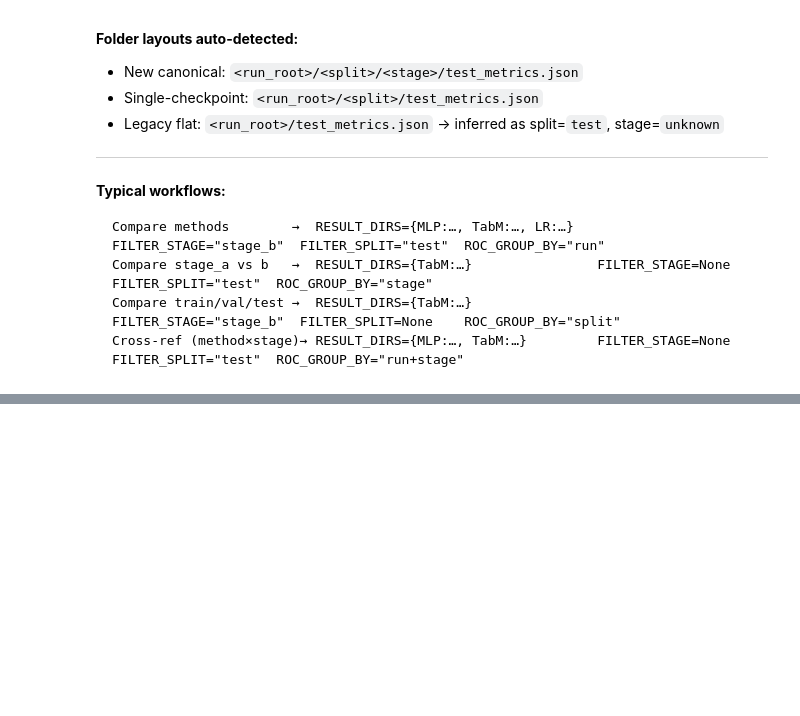
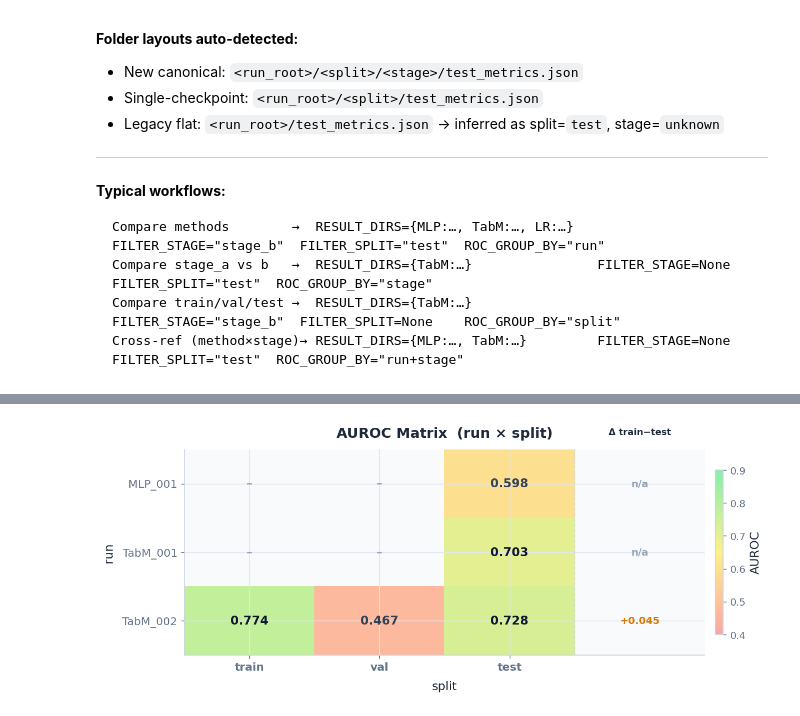
Before and after one commit to MIAGroupUT/TabPredict, a Jupyter notebook: eval/compare_results.ipynb, the cells around one changed output, grey strips where cells are left out. Saved outputs shown, nothing was run; the diff lists cells and outputs as text; code cells hidden in the pictures; blank space fills up the shorter version.

```diff
--- a/eval/compare_results.ipynb
+++ b/eval/compare_results.ipynb
@@ -550,0 +729,90 @@ plot_roc(preds_all_splits, group_by="split",
+# %%
+def plot_auc_matrix(df, row_key="run", col_key="split"):
+    """Heatmap: rows = run, columns = split, cells = AUROC.
+    Δ train−test drawn as an extra text column inside the same axes.
+    """
+    if df.empty or "auc" not in df.columns:
+        print("No data.")
+        return
+
+    pivot = df.pivot_table(index=row_key, columns=col_key, values="auc", aggfunc="mean")
+    if pivot.empty:
+        print(f"Cannot pivot on {row_key} × {col_key} — check FILTER_STAGE/FILTER_SPLIT.")
+        return
+
+    col_order = [c for c in ["train", "val", "test"] if c in pivot.columns]
+    col_order += [c for c in pivot.columns if c not in col_order]
+    pivot = pivot[col_order]
+
+    n_rows, n_cols = len(pivot), len(pivot.columns)
+    has_delta = "train" in pivot.columns and "test" in pivot.columns
+
+    # One extra virtual column for the Δ annotation
+    n_display = n_cols + (1 if has_delta else 0)
+
+    fig, ax = plt.subplots(
+        figsize=(n_display * 2.0 + 1.2, max(2.4, n_rows * 0.85 + 1.2)),
+        constrained_layout=True,
+    )
+
+    mat = pivot.values.astype(float)
+    # imshow: cell (row i, col j) sits at data coords (x=j, y=i)
+    im = ax.imshow(mat, cmap=_CMAP_AUC, vmin=0.40, vmax=0.90,
+                   aspect="auto", zorder=1)
+
+    # Extend x-axis to make room for the Δ column
+    ax.set_xlim(-0.5, n_display - 0.5)
+
+    # x-ticks only for the real data columns
+    ax.set_xticks(range(n_cols))
+    ax.set_xticklabels(pivot.columns, fontsize=11, fontweight="600")
+    ax.set_yticks(range(n_rows))
+    ax.set_yticklabels(pivot.index, fontsize=11)
+    ax.set_xlabel(col_key, labelpad=8)
+    ax.set_ylabel(row_key, labelpad=8)
+    ax.set_title(f"AUROC Matrix  ({row_key} × {col_key})", pad=12)
+
+    # Cell annotations (AUC values)
+    for i in range(n_rows):
+        for j in range(n_cols):
+            v = mat[i, j]
+            txt = "–" if np.isnan(v) else f"{v:.3f}"
+            col = "#94A3B8" if np.isnan(v) else ("#0F172A" if v > 0.65 else "#334155")
+            ax.text(j, i, txt, ha="center", va="center",
+                    fontsize=12, fontweight="700", color=col, zorder=3)
+
+    # Δ column — vertical separator + header + per-row values
+    if has_delta:
+        gap = pivot["train"].values - pivot["test"].values
+        x_delta = n_cols   # one step right of the last real column
+
+        # dashed separator
+        ax.axvline(n_cols - 0.5, color=_SPINE, lw=1.0, ls="--", zorder=2, alpha=0.7)
+
+        # column header (sits above row 0, i.e. at y = -0.75)
+        ax.text(x_delta, -0.75, "Δ train−test",
+                ha="center", va="center", fontsize=9,
+                fontweight="600", color=_TEXT)
+
+        for i, gv in enumerate(gap):
+            if np.isnan(gv):
+                lbl, col = "n/a", "#94A3B8"
+            else:
+                lbl = f"{gv:+.3f}"
+                col = ("#DC2626" if gv > 0.05
+                       else "#D97706" if gv > 0.02
+                       else "#16A34A")
+            ax.text(x_delta, i, lbl,
+                    ha="center", va="center",
+                    fontsize=10, fontweight="700", color=col, zorder=3)
+
+    plt.colorbar(im, ax=ax, label="AUROC", shrink=0.8, pad=0.02)
+    plt.show()
+    # return fig
+
+
+# Always load without split filter so all matrix cells are filled
+_df_all, _ = load_all(RESULT_DIRS)
+plot_auc_matrix(_df_all, row_key="run", col_key="split")
+# %% [output]
+[figure, added]
```
Also changed, not shown: parts of 19 cells of this notebook, 15 other files.
